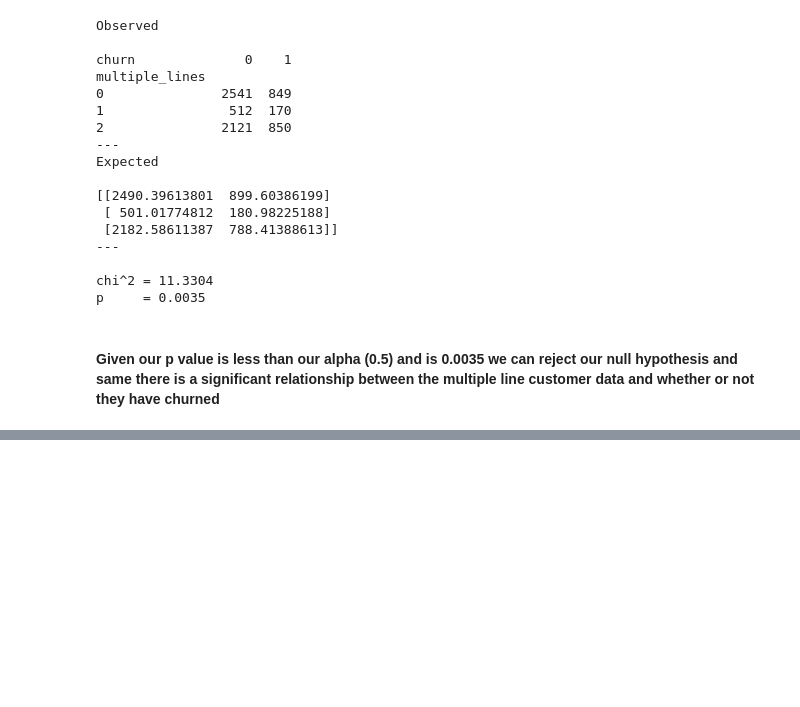
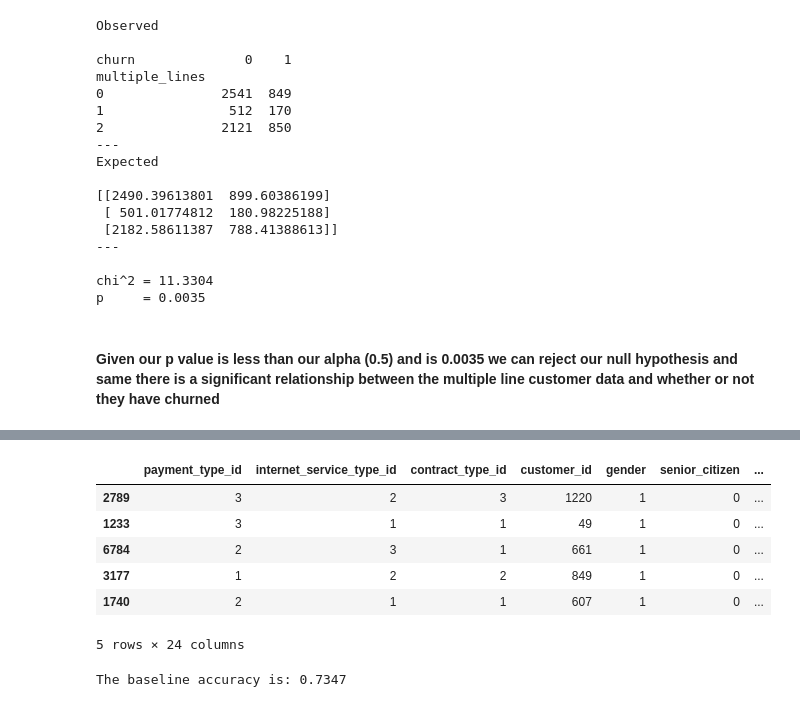
Before and after one commit to ForrestMccrosky/Classification_Project, a Jupyter notebook: classification_project_rough.ipynb, the cells around one changed output, grey strips where cells are left out. Cells and saved outputs as stored; diff of their text form; code cells hidden in the pictures; blank space fills up the shorter version.

```diff
--- a/classification_project_rough.ipynb
+++ b/classification_project_rough.ipynb
@@ -378,0 +434,16 @@ p     = 0.0035
+# %%
+test.head()
+# %% [output]
+|  | payment_type_id | internet_service_type_id | contract_type_id | customer_id | gender | senior_citizen | ... |
+| 2789 | 3 | 2 | 3 | 1220 | 1 | 0 | ... |
+| 1233 | 3 | 1 | 1 | 49 | 1 | 0 | ... |
+| 6784 | 2 | 3 | 1 | 661 | 1 | 0 | ... |
+| 3177 | 1 | 2 | 2 | 849 | 1 | 0 | ... |
+| 1740 | 2 | 1 | 1 | 607 | 1 | 0 | ... |
+5 rows × 24 columns
+# %%
+## calculating a baseline accuracy
+base_acc = (train.baseline == train.churn).mean()
+print(f'The baseline accuracy is: {base_acc:.4f}')
+# %% [output]
+The baseline accuracy is: 0.7347
```
Also changed, not shown: parts of 20 cells of this notebook.
